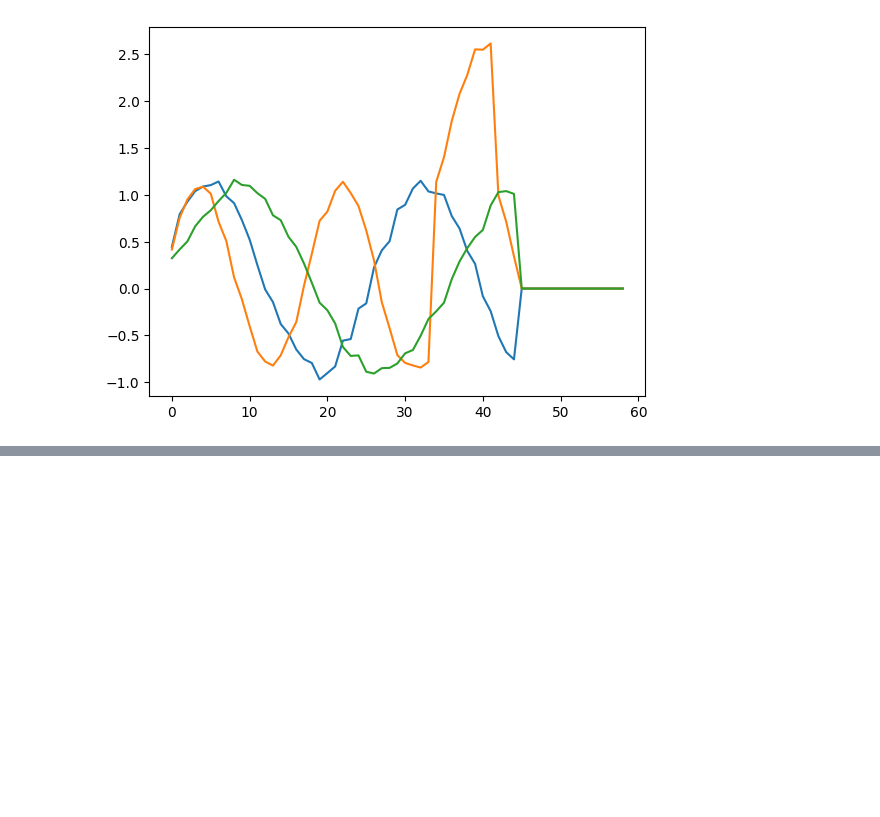
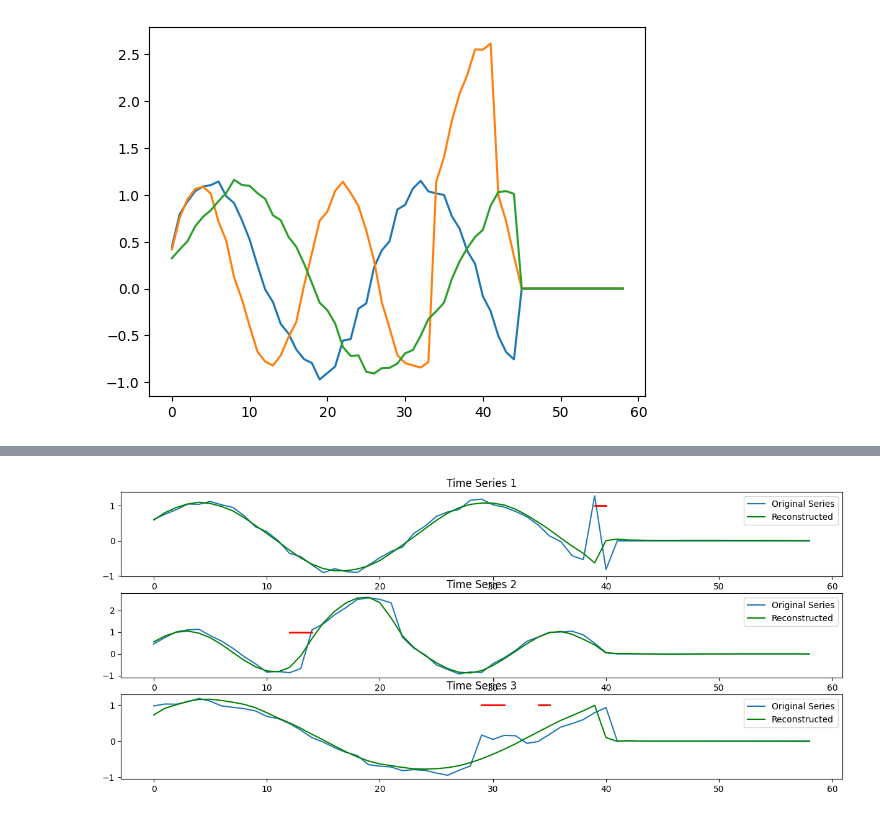
Before and after one commit to PBalewski/CandyDefect-RNN, a Jupyter notebook: ProjectData.ipynb, the cells around one changed output, grey strips where cells are left out. Drawn from its saved outputs; the diff is of its cells as text; code cells hidden in the pictures; blank space fills up the shorter version.

Commit message:
defect region detection - raw data

```diff
--- a/ProjectData.ipynb
+++ b/ProjectData.ipynb
@@ -114,3 +114,5 @@ Model: "sequential_13"
 # %%
 # early = EarlyStopping(patience=7, restore_best_weights=True)
 # model.fit(x_train,y_train, batch_size=64, epochs=50, validation_data=[x_val, y_val], callbacks=[early])
+import keras
+model = keras.saving.load_model("RNN_model.keras")
@@ -170,0 +194,20 @@ plt.plot(x_test[179])
+# %%
+# early = EarlyStopping(patience=7, restore_best_weights=True)
+
+# history = autoencoder.fit(
+#     x_train, x_train,
+#     epochs=30,
+#     steps_per_epoch=500,
+#     batch_size=64,
+#     validation_data=(x_val, x_val),
+#     verbose=1
+# )
+# plt.plot(history.history['loss'], label='Training Loss')
+# plt.plot(history.history['val_loss'], label='Validation Loss')
+# plt.xlabel('Epochs')
+# plt.ylabel('Loss')
+# plt.title('Training & Validation Loss / Epochs')
+# plt.legend()
+# plt.show()
+
+autoencoder = keras.models.load_model("RNN_model_predict_channels.keras")
@@ -170,0 +216,3 @@ plt.plot(x_test[179])
+# %%
+reconstructed = autoencoder.predict(x_test)
+reconstruction_error = (x_test - reconstructed) ** 2
@@ -170,0 +221,15 @@ plt.plot(x_test[179])
+# %%
+# Tested manually
+anomalies = reconstruction_error > 0.05
+# %%
+plt.figure(figsize=(15, 6))
+n = 10
+for i in range(3):
+    plt.subplot(3, 1, i + 1)
+    plt.plot(x_test[n, :, i], label='Original Series')
+    plt.plot(reconstructed[n,:, i], 'g', label='Reconstructed')
+    plt.legend()
+    plt.plot(np.where(anomalies[n,:,i], 1, np.nan), 'r', label='Anomalies', linewidth=2)
+    plt.title(f'Time Series {i+1}')
+# %% [output]
+[figure, added]
```
Also changed, not shown: parts of 8 cells of this notebook, 2 other files.
